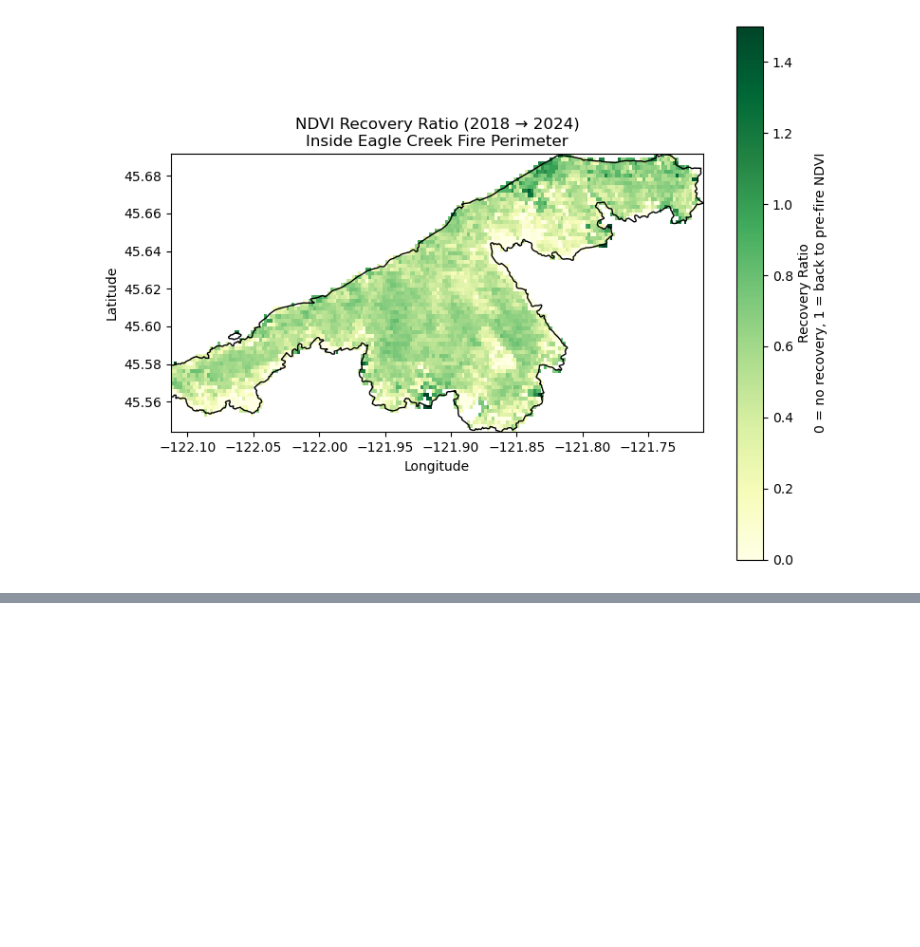
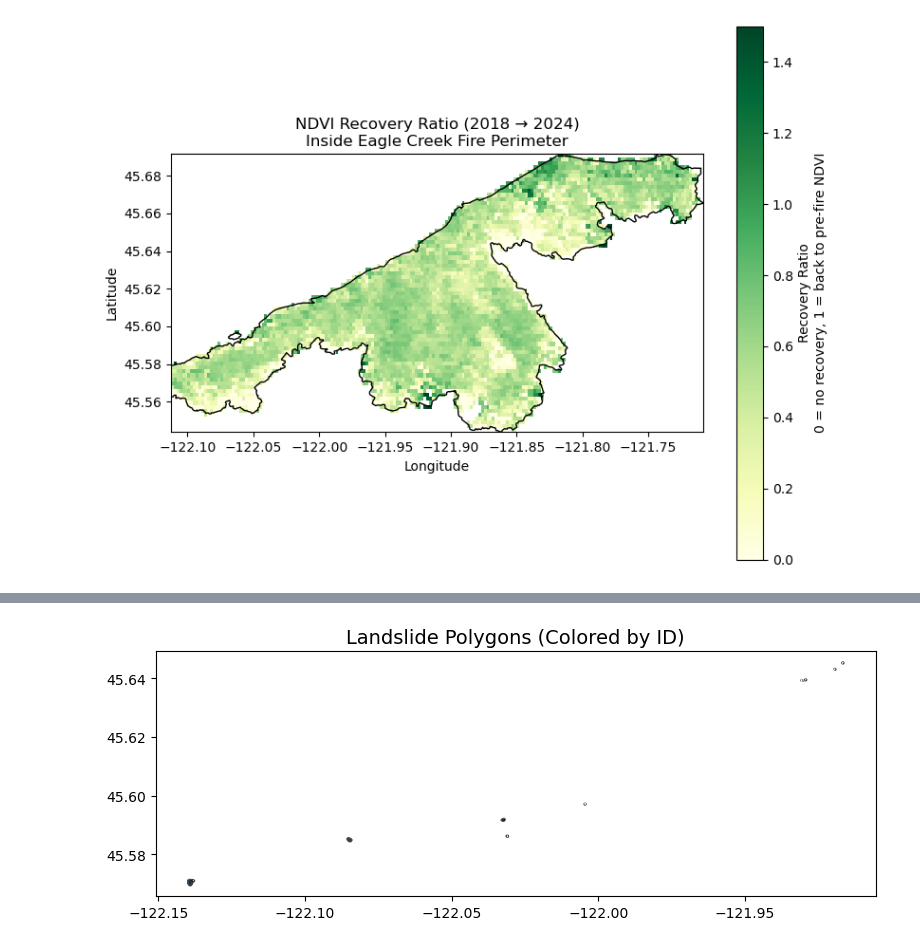
Before and after one commit to earthlab-education/04-vegetation-tkbravo, a Jupyter notebook: notebooks/fire.ipynb, the cells around one changed output, grey strips where cells are left out. Saved outputs shown, nothing was run; the diff lists cells and outputs as text; code cells hidden in the pictures; blank space fills up the shorter version.

Commit message:
landslide addition

```diff
--- a/notebooks/fire.ipynb
+++ b/notebooks/fire.ipynb
@@ -707,0 +718,6 @@ Recovery stats (ignoring NaN):
+# %%
+# Load the landslide mapping shapefile
+
+landslides = gpd.read_file("/workspaces/data/landslide_mapping/landslide_initiation_2021.shp")
+
+landslides.head()
@@ -707,0 +731,11 @@ Recovery stats (ignoring NaN):
+# %%
+# Reproject landslides to match the NDVI recovery raster
+
+# Make sure CRS matches the NDVI recovery raster
+target_crs = recovery_da.rio.crs
+
+if landslides.crs != target_crs:
+    landslides = landslides.to_crs(target_crs)
+
+print("Landslides CRS:", landslides.crs)
+print("Recovery raster CRS:", target_crs)
@@ -707,0 +776,29 @@ Recovery stats (ignoring NaN):
+# %%
+# Give each polygon a unique ID
+ls = landslides.reset_index().rename(columns={"index": "lid"})
+
+fig, ax = plt.subplots(figsize=(8, 8))
+
+ls.plot(
+    ax=ax,
+    column="lid",        # color by ID
+    cmap="tab20",
+    edgecolor="black",
+    linewidth=2,
+    alpha=0.7,
+)
+
+ax.set_title("Landslide Polygons (Colored by ID)", fontsize=14)
+
+# Zoom tightly to their bounds so they fill the frame
+xmin, ymin, xmax, ymax = ls.total_bounds
+pad_x = (xmax - xmin) * 0.05
+pad_y = (ymax - ymin) * 0.05
+ax.set_xlim(xmin - pad_x, xmax + pad_x)
+ax.set_ylim(ymin - pad_y, ymax + pad_y)
+
+ax.set_aspect("equal")
+plt.tight_layout()
+plt.show()
+# %% [output]
+[figure, added]
```
Also changed, not shown: parts of 8 cells of this notebook.
